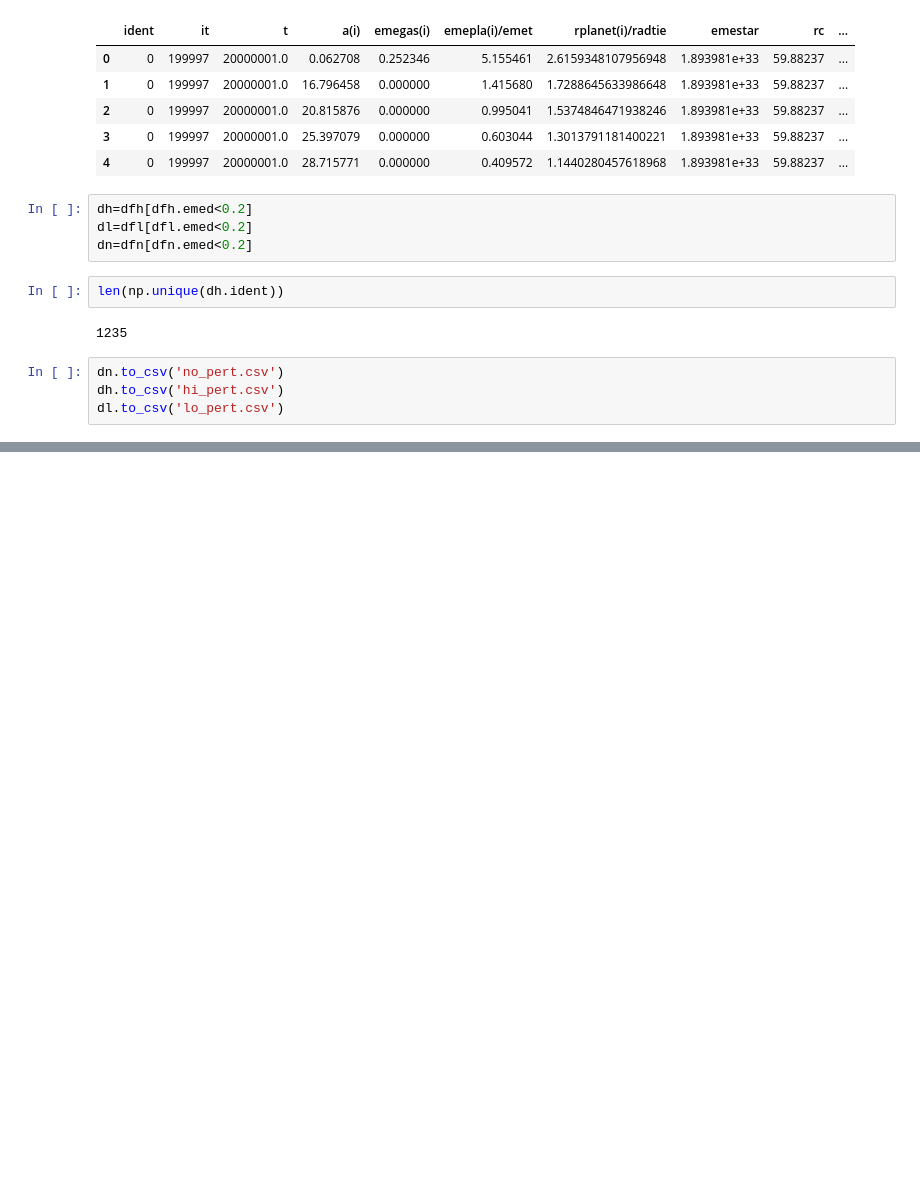
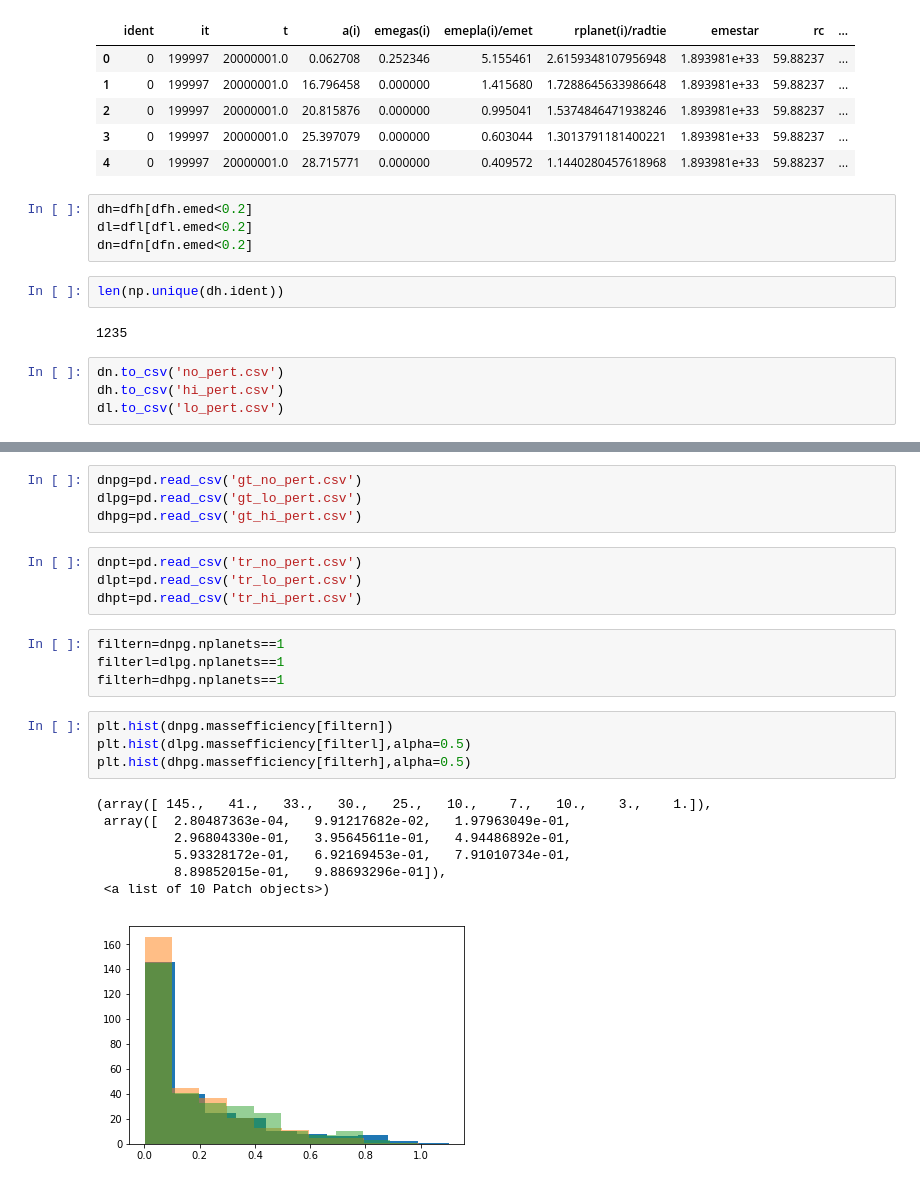
Before and after one commit to saint-germain/planetas_datos, a Jupyter notebook: dataprep.ipynb, the cells around one changed output, grey strips where cells are left out. Cells and saved outputs as stored; diff of their text form; blank space fills up the shorter version.

```diff
--- a/dataprep.ipynb
+++ b/dataprep.ipynb
@@ -168,0 +170,24 @@ Systems with giant planets: 434
+# %%
+dnpg=pd.read_csv('gt_no_pert.csv')
+dlpg=pd.read_csv('gt_lo_pert.csv')
+dhpg=pd.read_csv('gt_hi_pert.csv')
+# %%
+dnpt=pd.read_csv('tr_no_pert.csv')
+dlpt=pd.read_csv('tr_lo_pert.csv')
+dhpt=pd.read_csv('tr_hi_pert.csv')
+# %%
+filtern=dnpg.nplanets==1
+filterl=dlpg.nplanets==1
+filterh=dhpg.nplanets==1
+# %%
+plt.hist(dnpg.massefficiency[filtern])
+plt.hist(dlpg.massefficiency[filterl],alpha=0.5)
+plt.hist(dhpg.massefficiency[filterh],alpha=0.5)
+# %% [output]
+(array([ 145.,   41.,   33.,   30.,   25.,   10.,    7.,   10.,    3.,    1.]),
+ array([  2.80487363e-04,   9.91217682e-02,   1.97963049e-01,
+          2.96804330e-01,   3.95645611e-01,   4.94486892e-01,
+          5.93328172e-01,   6.92169453e-01,   7.91010734e-01,
+          8.89852015e-01,   9.88693296e-01]),
+ <a list of 10 Patch objects>)
+[figure, added]
```
Also changed, not shown: parts of 24 cells of this notebook.
